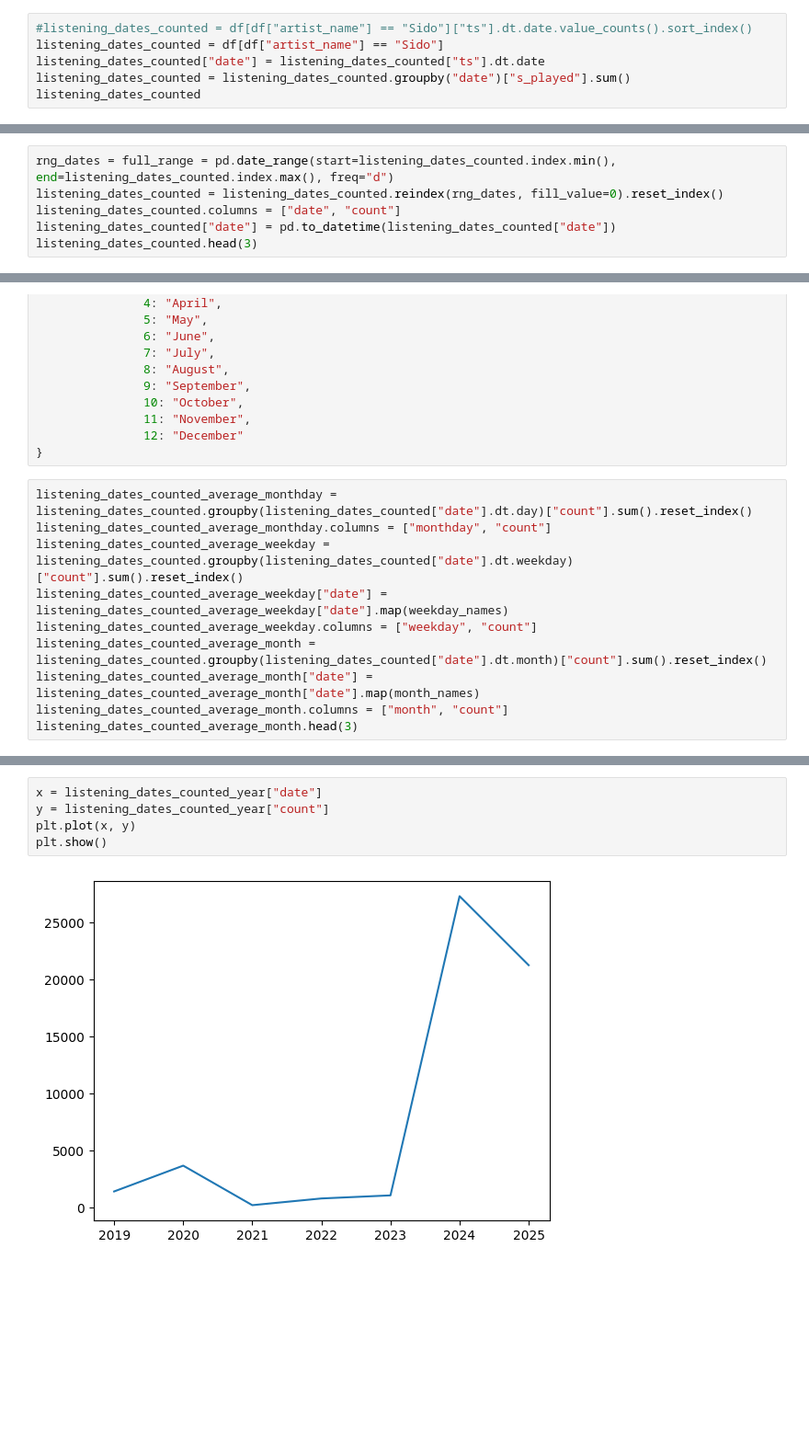
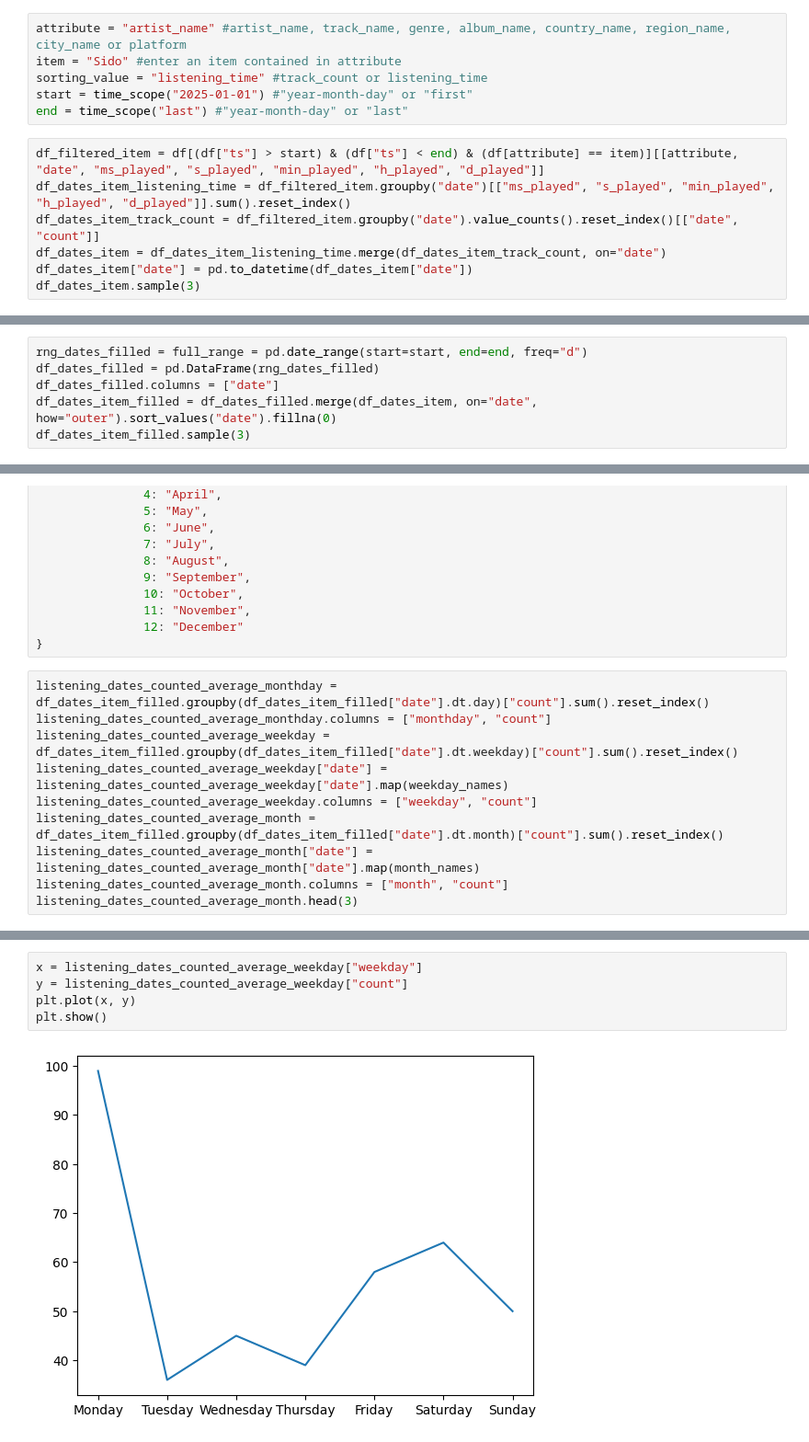
Before and after one commit to Innisvysom2/betterWrapped, a Jupyter notebook: betterWrapped.ipynb, the cells around one changed output, grey strips where cells are left out. Shown: that part at 92% size. Drawn from its saved outputs; the diff is of its cells as text; blank space fills up the shorter version.

```diff
--- a/betterWrapped.ipynb
+++ b/betterWrapped.ipynb
@@ -316,7 +349,14 @@ plt.show()
+# %%
+attribute = "artist_name" #artist_name, track_name, genre, album_name, country_name, region_name, city_name or platform
+item = "Sido" #enter an item contained in attribute
+sorting_value = "listening_time" #track_count or listening_time
+start = time_scope("2025-01-01") #"year-month-day" or "first"
+end = time_scope("last") #"year-month-day" or "last"
 # %%
-#listening_dates_counted = df[df["artist_name"] == "Sido"]["ts"].dt.date.value_counts().sort_index()
-listening_dates_counted = df[df["artist_name"] == "Sido"]
-listening_dates_counted["date"] = listening_dates_counted["ts"].dt.date
-listening_dates_counted = listening_dates_counted.groupby("date")["s_played"].sum()
-listening_dates_counted
+df_filtered_item = df[(df["ts"] > start) & (df["ts"] < end) & (df[attribute] == item)][[attribute, "date", "ms_played", "s_played", "min_played", "h_played", "d_played"]]
+df_dates_item_listening_time = df_filtered_item.groupby("date")[["ms_played", "s_played", "min_played", "h_played", "d_played"]].sum().reset_index()
+df_dates_item_track_count = df_filtered_item.groupby("date").value_counts().reset_index()[["date", "count"]]
+df_dates_item = df_dates_item_listening_time.merge(df_dates_item_track_count, on="date")
+df_dates_item["date"] = pd.to_datetime(df_dates_item["date"])
+df_dates_item.sample(3)
 # %% [output]
@@ -341,7 +367,7 @@ Name: s_played, Length: 140, dtype: float64
 # %%
-rng_dates = full_range = pd.date_range(start=listening_dates_counted.index.min(), end=listening_dates_counted.index.max(), freq="d")
-listening_dates_counted = listening_dates_counted.reindex(rng_dates, fill_value=0).reset_index()
-listening_dates_counted.columns = ["date", "count"]
-listening_dates_counted["date"] = pd.to_datetime(listening_dates_counted["date"])
-listening_dates_counted.head(3)
+rng_dates_filled = full_range = pd.date_range(start=start, end=end, freq="d")
+df_dates_filled = pd.DataFrame(rng_dates_filled)
+df_dates_filled.columns = ["date"]
+df_dates_item_filled = df_dates_filled.merge(df_dates_item, on="date", how="outer").sort_values("date").fillna(0)
+df_dates_item_filled.sample(3)
 # %% [output]
@@ -382,12 +410,12 @@ month_names = {1: "January",
                12: "December"
 }
 # %%
-listening_dates_counted_average_monthday = listening_dates_counted.groupby(listening_dates_counted["date"].dt.day)["count"].sum().reset_index()
+listening_dates_counted_average_monthday = df_dates_item_filled.groupby(df_dates_item_filled["date"].dt.day)["count"].sum().reset_index()
 listening_dates_counted_average_monthday.columns = ["monthday", "count"]
-listening_dates_counted_average_weekday = listening_dates_counted.groupby(listening_dates_counted["date"].dt.weekday)["count"].sum().reset_index()
+listening_dates_counted_average_weekday = df_dates_item_filled.groupby(df_dates_item_filled["date"].dt.weekday)["count"].sum().reset_index()
 listening_dates_counted_average_weekday["date"] = listening_dates_counted_average_weekday["date"].map(weekday_names)
 listening_dates_counted_average_weekday.columns = ["weekday", "count"]
-listening_dates_counted_average_month = listening_dates_counted.groupby(listening_dates_counted["date"].dt.month)["count"].sum().reset_index()
+listening_dates_counted_average_month = df_dates_item_filled.groupby(df_dates_item_filled["date"].dt.month)["count"].sum().reset_index()
 listening_dates_counted_average_month["date"] = listening_dates_counted_average_month["date"].map(month_names)
 listening_dates_counted_average_month.columns = ["month", "count"]
 listening_dates_counted_average_month.head(3)
@@ -399,7 +427,7 @@ listening_dates_counted_average_month.head(3)
 # %%
-x = listening_dates_counted_year["date"]
-y = listening_dates_counted_year["count"]
+x = listening_dates_counted_average_weekday["weekday"]
+y = listening_dates_counted_average_weekday["count"]
 plt.plot(x, y)
 plt.show()
 # %% [output]
-[figure, old version]
+[figure, new version]
```
Also changed, not shown: parts of 21 cells of this notebook.
